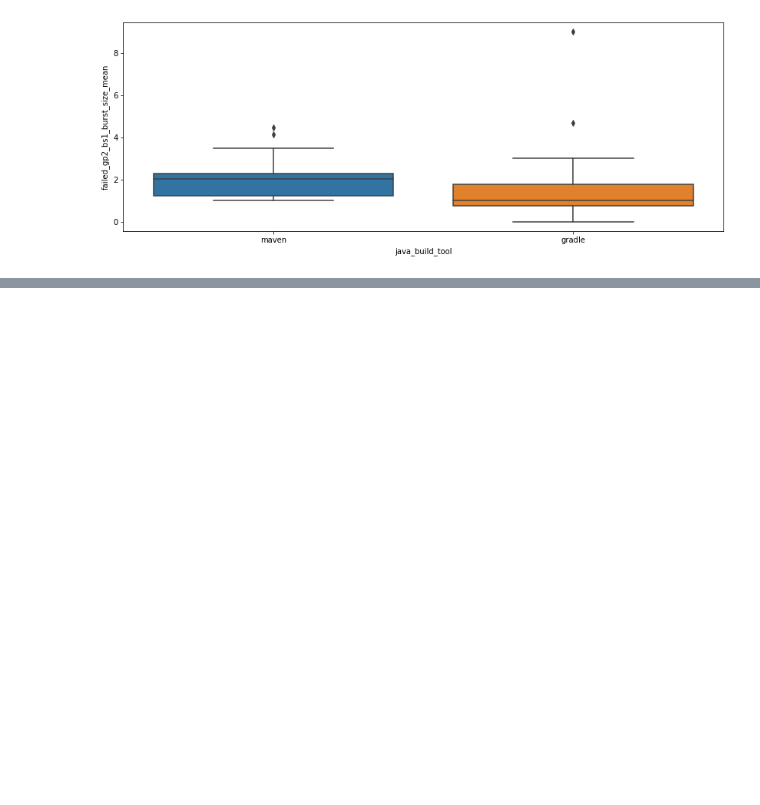
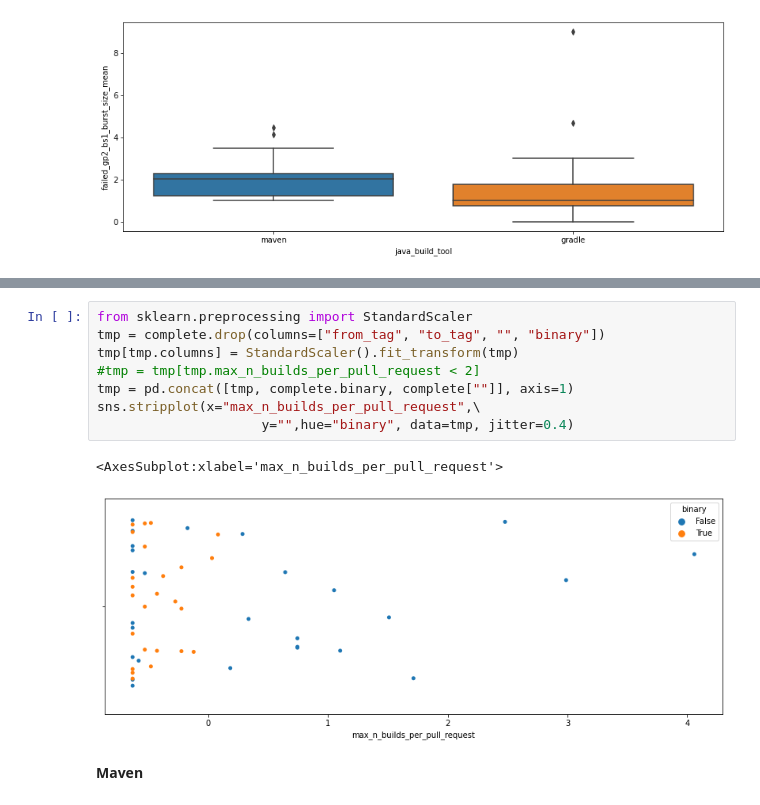
Before and after one commit to IncioMan/Continuous-Integration-metrics-for-post-release-bugs-prediction, a Jupyter notebook: notebooks/analysis/continuous_integration_metrics_for_releases.ipynb, the cells around one changed output, grey strips where cells are left out. Drawn from its saved outputs; the diff is of its cells as text; blank space fills up the shorter version.

```diff
--- a/notebooks/analysis/continuous_integration_metrics_for_releases.ipynb
+++ b/notebooks/analysis/continuous_integration_metrics_for_releases.ipynb
@@ -936,0 +1022,13 @@ for method, metrics in df_metrics.items():
+# %%
+from sklearn.preprocessing import StandardScaler
+tmp = complete.drop(columns=["from_tag", "to_tag", "", "binary"])
+tmp[tmp.columns] = StandardScaler().fit_transform(tmp)
+#tmp = tmp[tmp.max_n_builds_per_pull_request < 2]
+tmp = pd.concat([tmp, complete.binary, complete[""]], axis=1)
+sns.stripplot(x="max_n_builds_per_pull_request",\
+                     y="",hue="binary", data=tmp, jitter=0.4)
+# %% [output]
+<AxesSubplot:xlabel='max_n_builds_per_pull_request'>
+[figure, added]
+# %% [markdown]
+**Maven**
```
Also changed, not shown: parts of 33 cells of this notebook, 2 other files.
